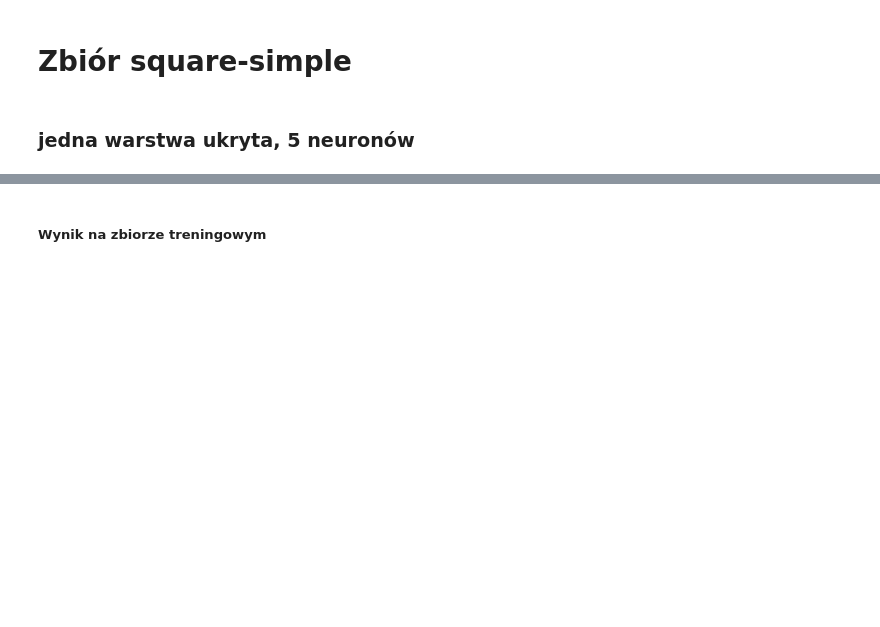
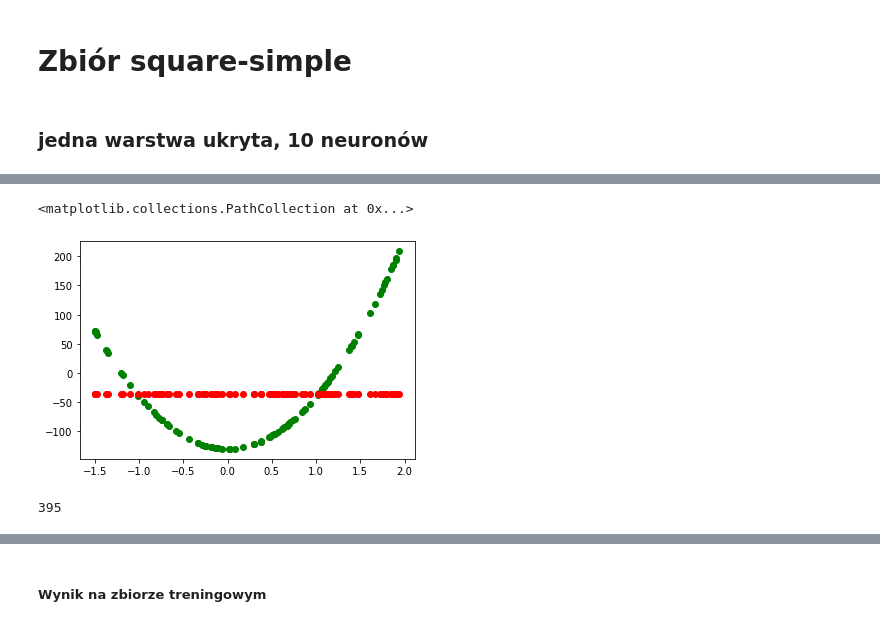
Before and after one commit to niladrem/mioad, a Jupyter notebook: lab02.ipynb, the cells around one changed output, grey strips where cells are left out. Drawn from its saved outputs; the diff is of its cells as text; code cells hidden in the pictures; blank space fills up the shorter version.

```diff
--- a/lab02.ipynb
+++ b/lab02.ipynb
@@ -319,4 +290,16 @@ network3.draw()
 train_df = pd.read_csv('./mio1/regression/square-simple-training.csv', index_col=0)
 test_df = pd.read_csv('./mio1/regression/square-simple-test.csv', index_col=0)
 # %% [markdown]
-### jedna warstwa ukryta, 5 neuronów
+### jedna warstwa ukryta, 10 neuronów
+# %%
+%%time
+# 1111
+np.random.seed(2137)
+mlp = Network(["sigmoid", "linear"], [1,4,1], gen_type="zero")
+g = mlp.train_network(np.expand_dims(train_df['x'], 1), np.expand_dims(train_df['y'], 1), n_epoch=500, l_rate=1e-2)
+
+y_pred = mlp.predict(np.expand_dims(train_df['x'], 1))
+y_pred = np.squeeze(y_pred)
+plt.scatter(train_df['x'], train_df['y'], color='green')
+plt.scatter(train_df['x'], y_pred, color='red')
+# %% [output]
@@ -322,0 +308,2 @@ test_df = pd.read_csv('./mio1/regression/square-simple-test.csv', index_col=0)
+<matplotlib.collections.PathCollection at 0x...>
+[figure, added]
@@ -322,0 +324,4 @@ test_df = pd.read_csv('./mio1/regression/square-simple-test.csv', index_col=0)
+# %%
+best_seed
+# %% [output]
+395
```
Also changed, not shown: parts of 43 cells of this notebook.
